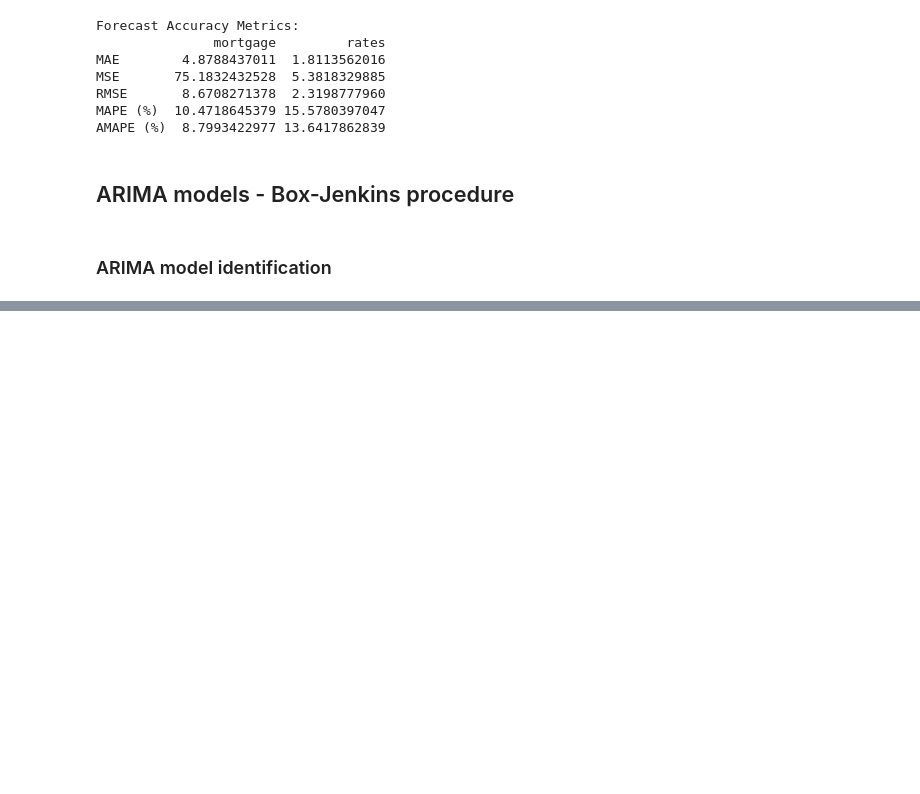
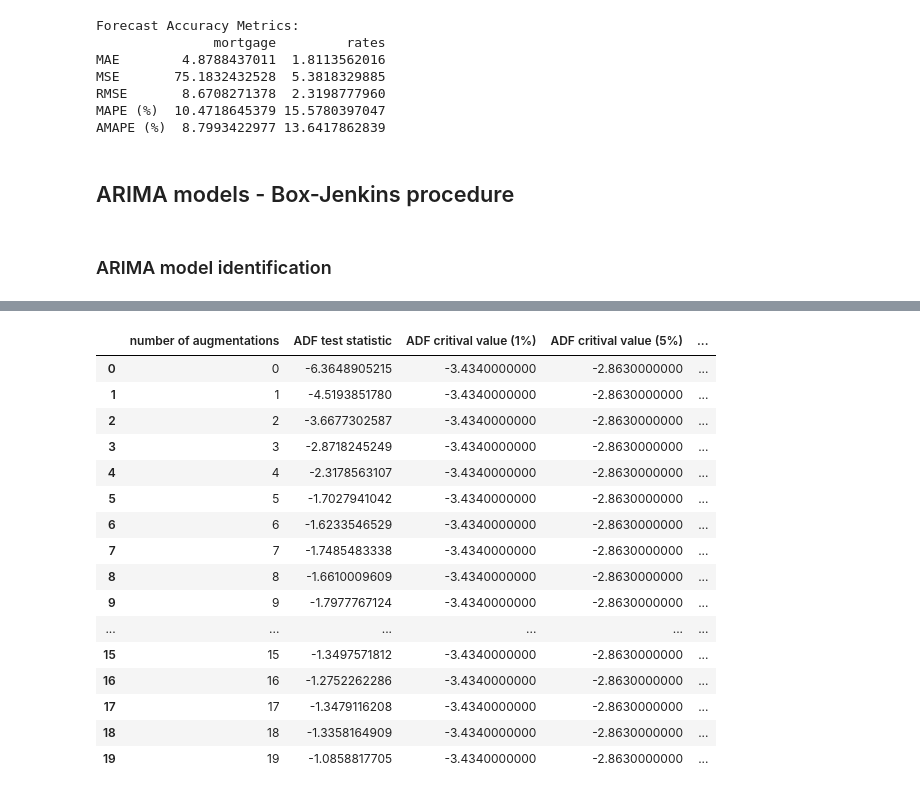
Before and after one commit to asmisiak/TSA_project, a Jupyter notebook: TSA_project.ipynb, the cells around one changed output, grey strips where cells are left out. Cells and saved outputs as stored; diff of their text form; code cells hidden in the pictures; blank space fills up the shorter version.

```diff
--- a/TSA_project.ipynb
+++ b/TSA_project.ipynb
@@ -829,0 +865,20 @@ AMAPE (%)  8.7993422977 13.6417862839
+# %%
+adf_test(data['rates_world'], max_aug=20)
+# %% [output]
+|  | number of augmentations | ADF test statistic | ADF critival value (1%) | ADF critival value (5%) | ... |
+| 0 | 0 | -6.3648905215 | -3.4340000000 | -2.8630000000 | ... |
+| 1 | 1 | -4.5193851780 | -3.4340000000 | -2.8630000000 | ... |
+| 2 | 2 | -3.6677302587 | -3.4340000000 | -2.8630000000 | ... |
+| 3 | 3 | -2.8718245249 | -3.4340000000 | -2.8630000000 | ... |
+| 4 | 4 | -2.3178563107 | -3.4340000000 | -2.8630000000 | ... |
+| 5 | 5 | -1.7027941042 | -3.4340000000 | -2.8630000000 | ... |
+| 6 | 6 | -1.6233546529 | -3.4340000000 | -2.8630000000 | ... |
+| 7 | 7 | -1.7485483338 | -3.4340000000 | -2.8630000000 | ... |
+| 8 | 8 | -1.6610009609 | -3.4340000000 | -2.8630000000 | ... |
+| 9 | 9 | -1.7977767124 | -3.4340000000 | -2.8630000000 | ... |
+| ... | ... | ... | ... | ... | ... |
+| 15 | 15 | -1.3497571812 | -3.4340000000 | -2.8630000000 | ... |
+| 16 | 16 | -1.2752262286 | -3.4340000000 | -2.8630000000 | ... |
+| 17 | 17 | -1.3479116208 | -3.4340000000 | -2.8630000000 | ... |
+| 18 | 18 | -1.3358164909 | -3.4340000000 | -2.8630000000 | ... |
+| 19 | 19 | -1.0858817705 | -3.4340000000 | -2.8630000000 | ... |
```
Also changed, not shown: parts of 7 cells of this notebook.
